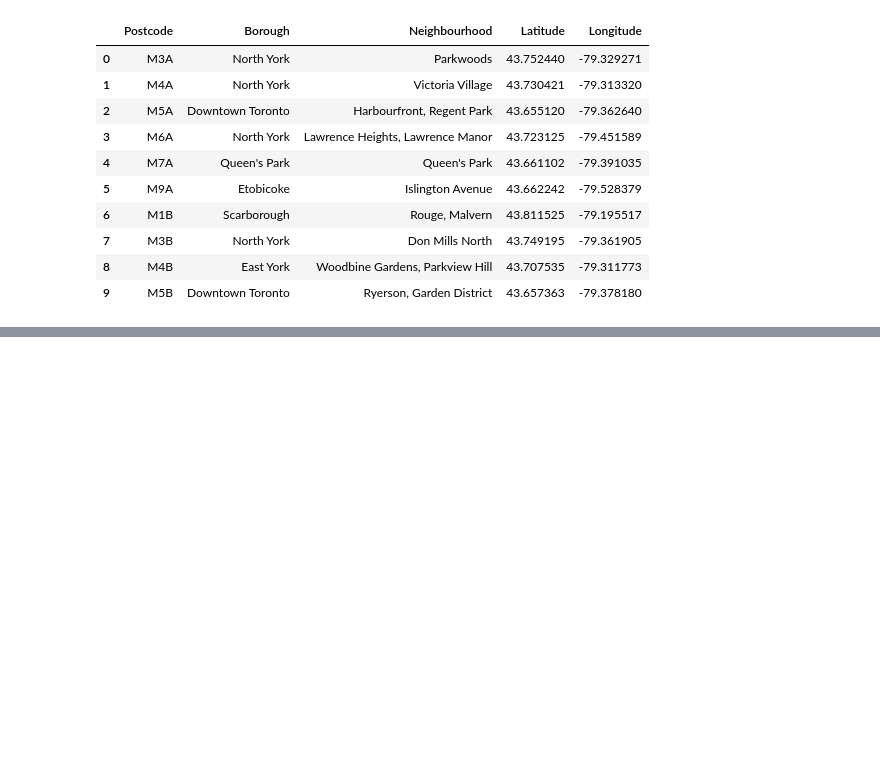
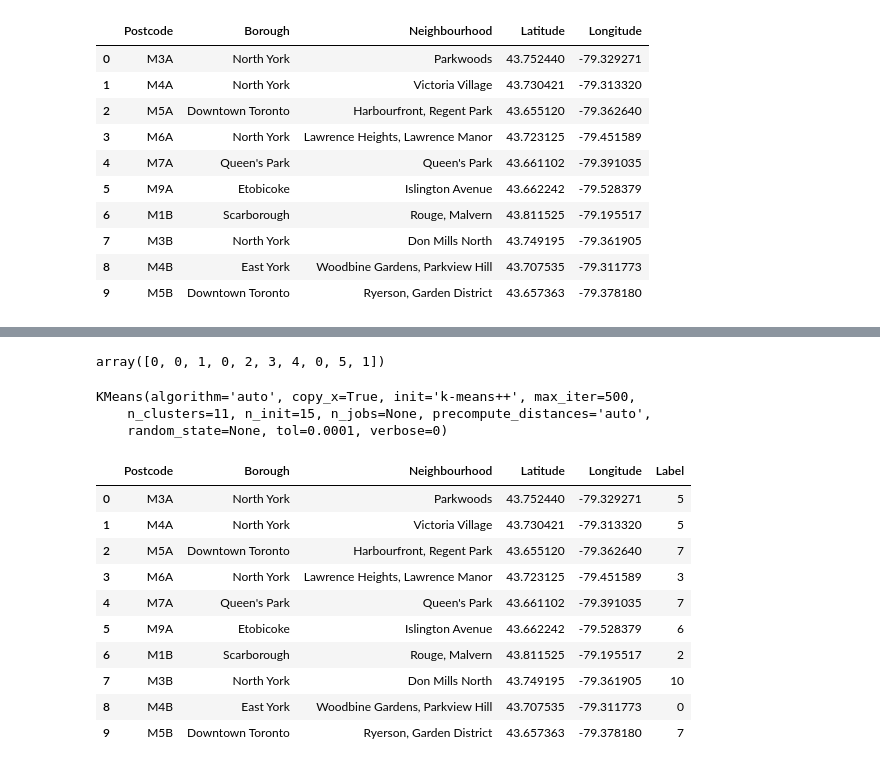
Before and after one commit to Astayonix/TorontoNeighborhoods, a Jupyter notebook: Toronto Neighborhood Exploration.ipynb, the cells around one changed output, grey strips where cells are left out. Saved outputs shown, nothing was run; the diff lists cells and outputs as text; code cells hidden in the pictures; blank space fills up the shorter version.

```diff
--- a/Toronto Neighborhood Exploration.ipynb
+++ b/Toronto Neighborhood Exploration.ipynb
@@ -161,0 +180,33 @@ toronto_df.head(10)
+# %%
+# Since the neighborhoods are catagorical, let's encode them so they're easier for the model to digest (ints instead of strings)
+y = toronto_df['Borough'].replace(toronto_df['Borough'].unique(), np.arange(len(toronto_df['Borough'].unique())))
+y = y.values
+y[0:10]
+# %% [output]
+array([0, 0, 1, 0, 2, 3, 4, 0, 5, 1])
+# %%
+# Initializing the model with my hypothesis set that there are 11 clusters (because there are 11 neighborhoods)
+k_means = KMeans(n_clusters=len(toronto_df['Borough'].unique()), init='k-means++', n_init=15, max_iter=500)
+
+# Fitting the model to the feature set
+k_means.fit(X)
+# %% [output]
+KMeans(algorithm='auto', copy_x=True, init='k-means++', max_iter=500,
+    n_clusters=11, n_init=15, n_jobs=None, precompute_distances='auto',
+    random_state=None, tol=0.0001, verbose=0)
+# %%
+# Let's append the labels to our dataset
+toronto_df['Label'] = k_means.labels_
+toronto_df.head(10)
+# %% [output]
+|  | Postcode | Borough | Neighbourhood | Latitude | Longitude | Label |
+| 0 | M3A | North York | Parkwoods | 43.752440 | -79.329271 | 5 |
+| 1 | M4A | North York | Victoria Village | 43.730421 | -79.313320 | 5 |
+| 2 | M5A | Downtown Toronto | Harbourfront, Regent Park | 43.655120 | -79.362640 | 7 |
+| 3 | M6A | North York | Lawrence Heights, Lawrence Manor | 43.723125 | -79.451589 | 3 |
+| 4 | M7A | Queen's Park | Queen's Park | 43.661102 | -79.391035 | 7 |
+| 5 | M9A | Etobicoke | Islington Avenue | 43.662242 | -79.528379 | 6 |
+| 6 | M1B | Scarborough | Rouge, Malvern | 43.811525 | -79.195517 | 2 |
+| 7 | M3B | North York | Don Mills North | 43.749195 | -79.361905 | 10 |
+| 8 | M4B | East York | Woodbine Gardens, Parkview Hill | 43.707535 | -79.311773 | 0 |
+| 9 | M5B | Downtown Toronto | Ryerson, Garden District | 43.657363 | -79.378180 | 7 |
```
Also changed, not shown: parts of 10 cells of this notebook.
